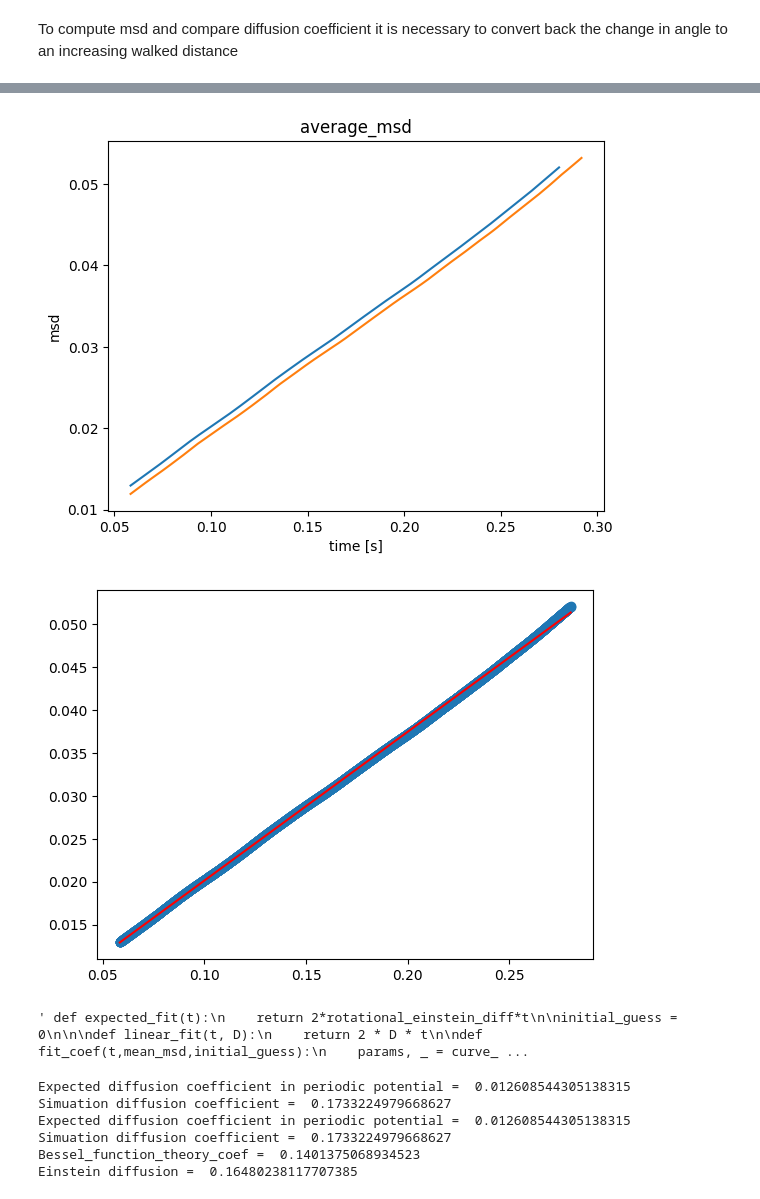
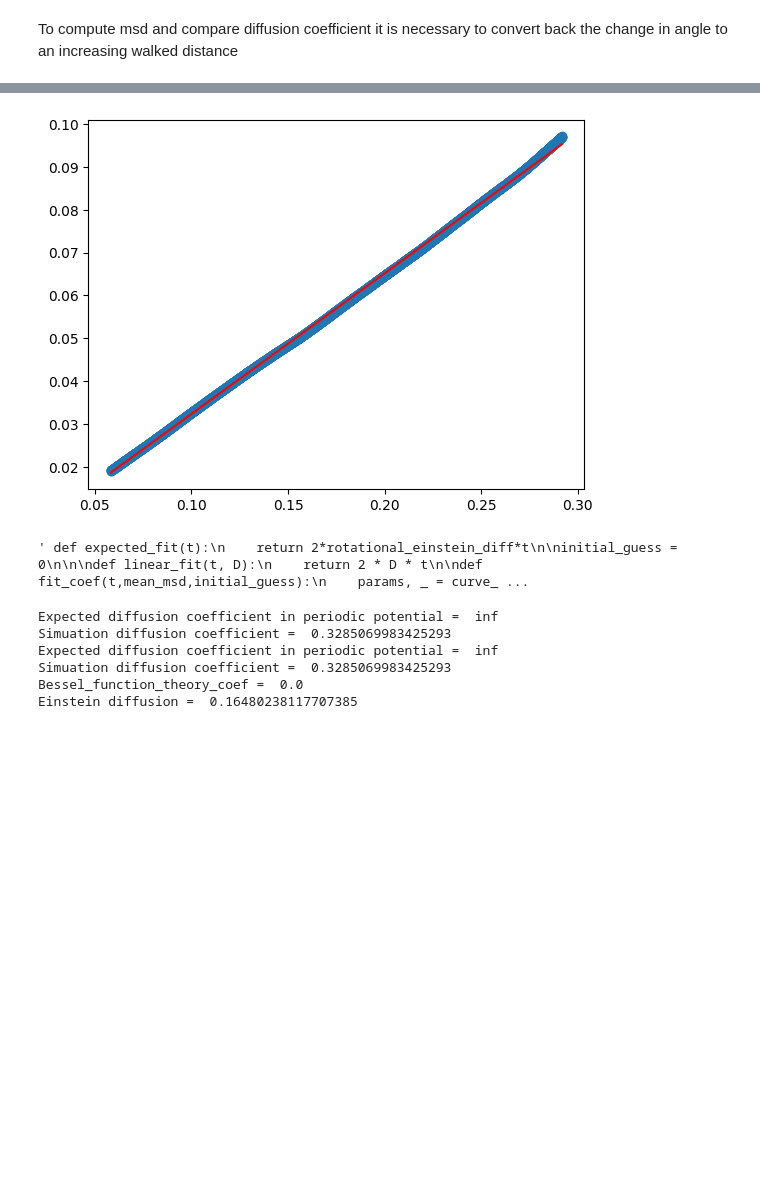
Before and after one commit to Antonin-Prom/IDIL_Internship_BFM_Langevin_modeling, a Jupyter notebook: langevin_simu/Diffusion Coefficients/Diffusion simulations.ipynb, the cells around one changed output, grey strips where cells are left out. Saved outputs shown, nothing was run; the diff lists cells and outputs as text; code cells hidden in the pictures; blank space fills up the shorter version.

```diff
--- a/langevin_simu/Diffusion Coefficients/Diffusion simulations.ipynb
+++ b/langevin_simu/Diffusion Coefficients/Diffusion simulations.ipynb
@@ -128,7 +128,7 @@ amplitude_J = 10*k_b*T_K
 amplitude1 = 1.5*k_b*T_K
 amplitude2 = 2*k_b*T_K
 amplitude3 = 3*k_b*T_K
-kbT_amplitude = 1
+kbT_amplitude = 0
 frequency = 26
 # %%
 def periodic_potential(A,x):
@@ -144,7 +144,8 @@ def static_process(N,A):
     stored_position = []
     w = generate_seq(N)
     for i in np.arange(0,N):
-        dx = -(1/rotational_drag)*dt_s*(periodic_potential(A,x+space_step) - periodic_potential(A,x))/space_step
+        dx = -(1/rotational_drag)*dt_s*(periodic_potential(A,x+space_step)
+                                        - periodic_potential(A,x))/space_step
         dx = dx + np.sqrt(2*rotational_einstein_diff*dt_s)*w[i]
         x = np.mod(x + dx, 2*np.pi)
         stored_position.append(x)
@@ -211,28 +212,11 @@ plt.show()
 # %%
-#Smoothing data:
-
-
-# Apply Moving Average
-window_size = 200
-smoothed_ma = np.convolve(mean_msd, np.ones(window_size)/window_size, mode='valid')
-
-plt.plot(t[:-window_size+1],smoothed_ma)
-plt.plot(t,mean_msd)
-plt.xlabel('time [s]')
-plt.ylabel('msd')
-plt.title('average_msd')
-plt.show()
-mean_msd = smoothed_ma
-t = t[:-window_size+1]
-
 slope, intercept = np.polyfit(t, mean_msd, 1)
 simulated_diffusion = slope
 plt.scatter(t, mean_msd, label='Original Data')
 plt.plot(t, slope * t + intercept, color='red', label='Fitted Line')
 plt.show()
 # %% [output]
-[figure, old version]
+[figure, new version]
-[figure, removed]
 # %%
 
 
@@ -301,10 +285,10 @@ D = (theory_diff(kbT_amplitude))
 print("Bessel_function_theory_coef = ", D)
 print("Einstein diffusion = ",rotational_einstein_diff)
 # %% [output]
-Expected diffusion coefficient in periodic potential =  0.012608544305138315
-Simuation diffusion coefficient =  0.1733224979668627
-Expected diffusion coefficient in periodic potential =  0.012608544305138315
-Simuation diffusion coefficient =  0.1733224979668627
-Bessel_function_theory_coef =  0.1401375068934523
+Expected diffusion coefficient in periodic potential =  inf
+Simuation diffusion coefficient =  0.3285069983425293
+Expected diffusion coefficient in periodic potential =  inf
+Simuation diffusion coefficient =  0.3285069983425293
+Bessel_function_theory_coef =  0.0
 Einstein diffusion =  0.16480238117707385
 # %%
```
Also changed, not shown: parts of 6 cells of this notebook, 2 other files.
